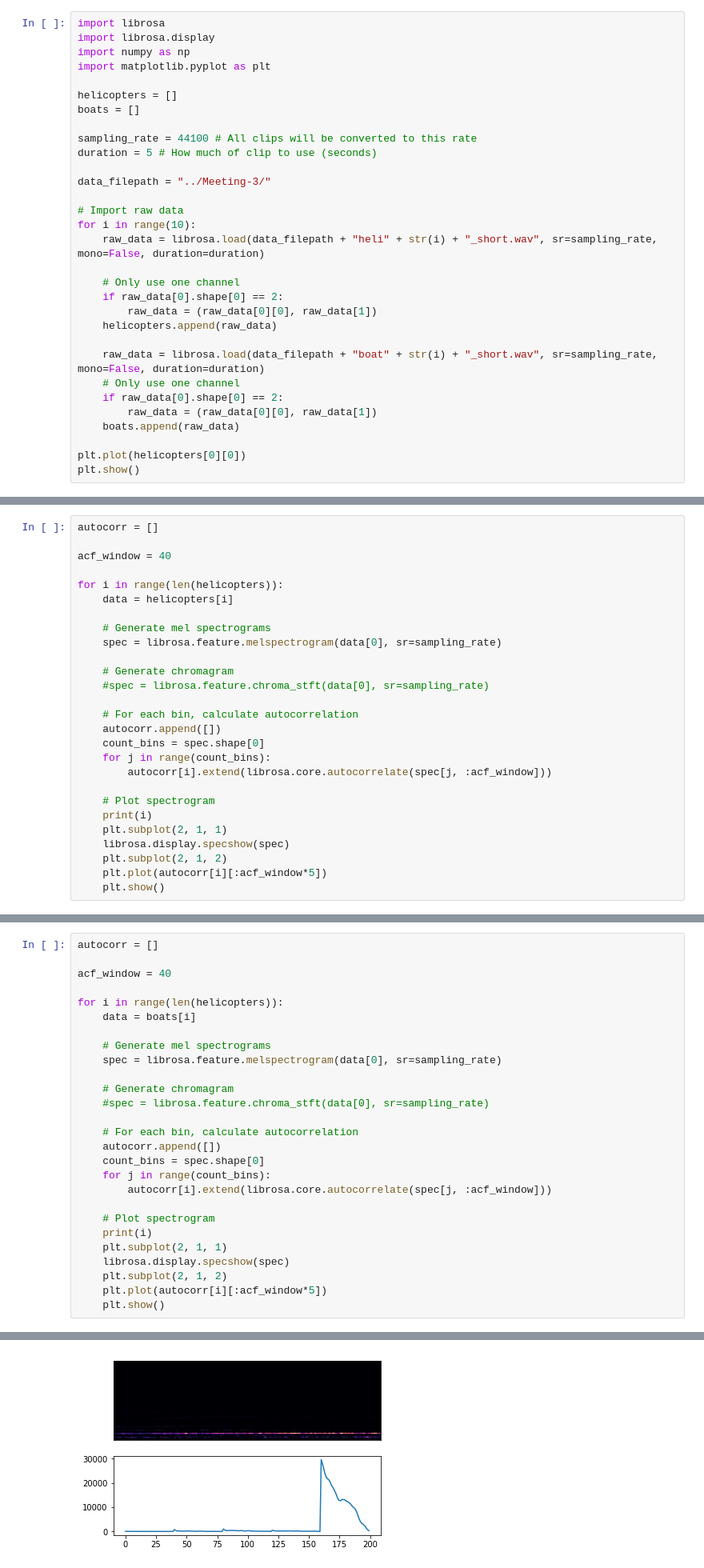
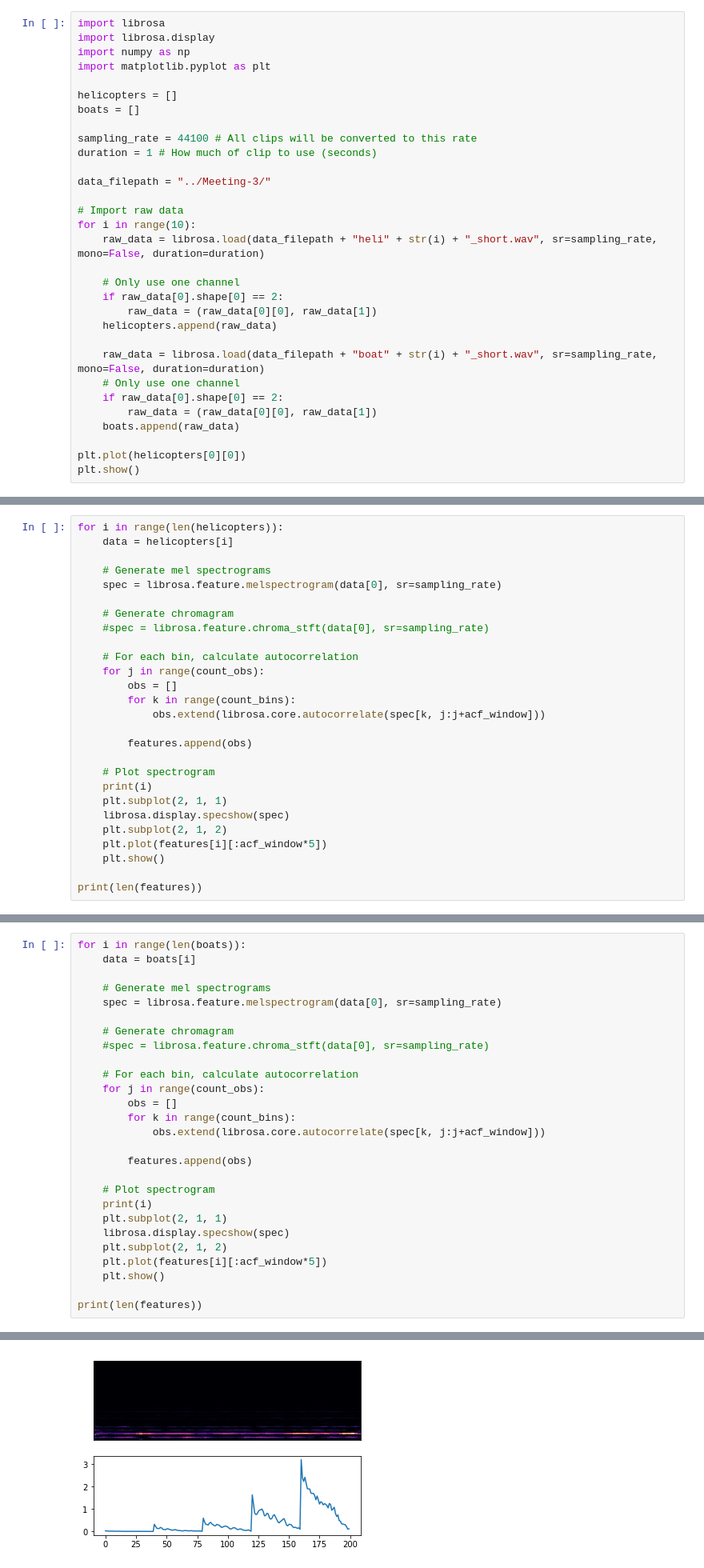
Before and after one commit to RameshOswal/forensic-audio-analysis, a Jupyter notebook: Meeting-4/Correlograms.ipynb, the cells around one changed output, grey strips where cells are left out. Shown at 80% size. Saved outputs shown, nothing was run; the diff lists cells and outputs as text.

```diff
--- a/Meeting-4/Correlograms.ipynb
+++ b/Meeting-4/Correlograms.ipynb
@@ -10,7 +12,7 @@ helicopters = []
 boats = []
 
 sampling_rate = 44100 # All clips will be converted to this rate
-duration = 5 # How much of clip to use (seconds)
+duration = 1 # How much of clip to use (seconds)
 
 data_filepath = "../Meeting-3/"
 
@@ -36,10 +51,6 @@ plt.show()
 # %% [markdown]
 ### Helicopters
 # %%
-autocorr = []
-
-acf_window = 40
-
 for i in range(len(helicopters)):
     data = helicopters[i]
 
@@ -50,17 +61,21 @@ for i in range(len(helicopters)):
     #spec = librosa.feature.chroma_stft(data[0], sr=sampling_rate)
 
     # For each bin, calculate autocorrelation
-    autocorr.append([])
-    count_bins = spec.shape[0]
-    for j in range(count_bins):
-        autocorr[i].extend(librosa.core.autocorrelate(spec[j, :acf_window]))
+    for j in range(count_obs):
+        obs = []
+        for k in range(count_bins):
+            obs.extend(librosa.core.autocorrelate(spec[k, j:j+acf_window]))
+
+        features.append(obs)
 
     # Plot spectrogram
     print(i)
     plt.subplot(2, 1, 1)
     librosa.display.specshow(spec)
     plt.subplot(2, 1, 2)
-    plt.plot(autocorr[i][:acf_window*5])
+    plt.plot(features[i][:acf_window*5])
     plt.show()
+
+print(len(features))
 # %% [output]
 0
@@ -79,33 +94,33 @@ for i in range(len(helicopters)):
 # %% [markdown]
 ### Boats
 # %%
-autocorr = []
-
-acf_window = 40
-
-for i in range(len(helicopters)):
+for i in range(len(boats)):
     data = boats[i]
 
     # Generate mel spectrograms
     spec = librosa.feature.melspectrogram(data[0], sr=sampling_rate)
 
     # Generate chromagram
     #spec = librosa.feature.chroma_stft(data[0], sr=sampling_rate)
 
     # For each bin, calculate autocorrelation
-    autocorr.append([])
-    count_bins = spec.shape[0]
-    for j in range(count_bins):
-        autocorr[i].extend(librosa.core.autocorrelate(spec[j, :acf_window]))
+    for j in range(count_obs):
+        obs = []
+        for k in range(count_bins):
+            obs.extend(librosa.core.autocorrelate(spec[k, j:j+acf_window]))
+
+        features.append(obs)
 
     # Plot spectrogram
     print(i)
     plt.subplot(2, 1, 1)
     librosa.display.specshow(spec)
     plt.subplot(2, 1, 2)
-    plt.plot(autocorr[i][:acf_window*5])
+    plt.plot(features[i][:acf_window*5])
     plt.show()
+
+print(len(features))
 # %% [output]
 0
-[figure, old version]
+[figure, new version]
 1
```
Also changed, not shown: parts of 6 cells of this notebook.
